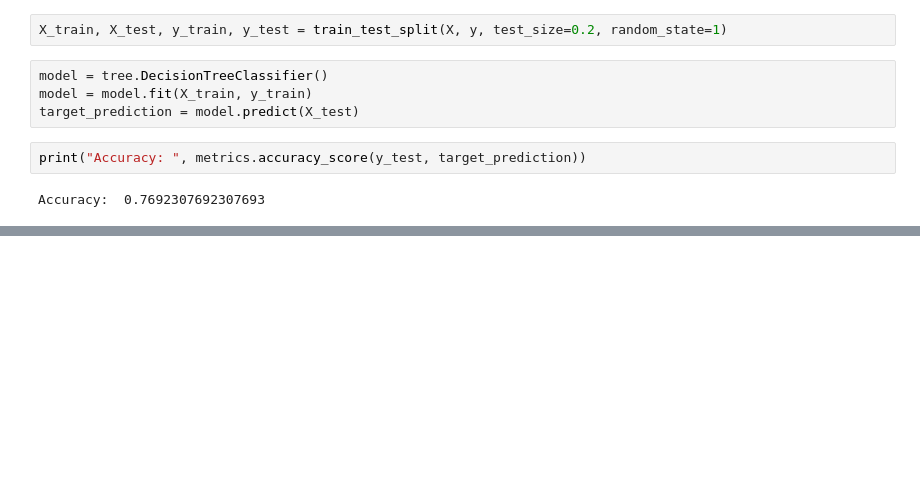
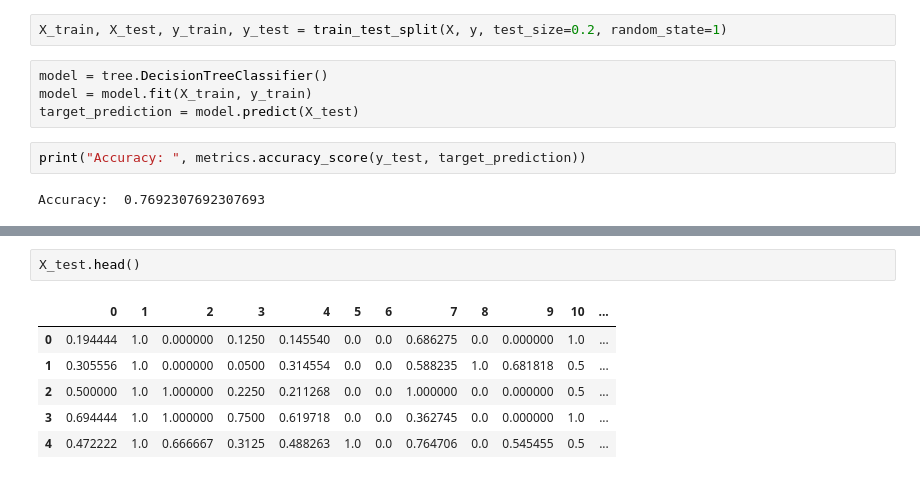
Before and after one commit to ljsauer/LaunchCode, a Jupyter notebook: Final Project - Model/Heart_Disease_Model.ipynb, the cells around one changed output, grey strips where cells are left out. Cells and saved outputs as stored; diff of their text form; blank space fills up the shorter version.

```diff
--- a/Final Project - Model/Heart_Disease_Model.ipynb
+++ b/Final Project - Model/Heart_Disease_Model.ipynb
@@ -77,0 +224,9 @@ Accuracy:  0.7692307692307693
+# %%
+X_test.head()
+# %% [output]
+|  | 0 | 1 | 2 | 3 | 4 | 5 | 6 | 7 | 8 | 9 | 10 | ... |
+| 0 | 0.194444 | 1.0 | 0.000000 | 0.1250 | 0.145540 | 0.0 | 0.0 | 0.686275 | 0.0 | 0.000000 | 1.0 | ... |
+| 1 | 0.305556 | 1.0 | 0.000000 | 0.0500 | 0.314554 | 0.0 | 0.0 | 0.588235 | 1.0 | 0.681818 | 0.5 | ... |
+| 2 | 0.500000 | 1.0 | 1.000000 | 0.2250 | 0.211268 | 0.0 | 0.0 | 1.000000 | 0.0 | 0.000000 | 0.5 | ... |
+| 3 | 0.694444 | 1.0 | 1.000000 | 0.7500 | 0.619718 | 0.0 | 0.0 | 0.362745 | 0.0 | 0.000000 | 1.0 | ... |
+| 4 | 0.472222 | 1.0 | 0.666667 | 0.3125 | 0.488263 | 1.0 | 0.0 | 0.764706 | 0.0 | 0.545455 | 0.5 | ... |
```
Also changed, not shown: parts of 34 cells of this notebook.
